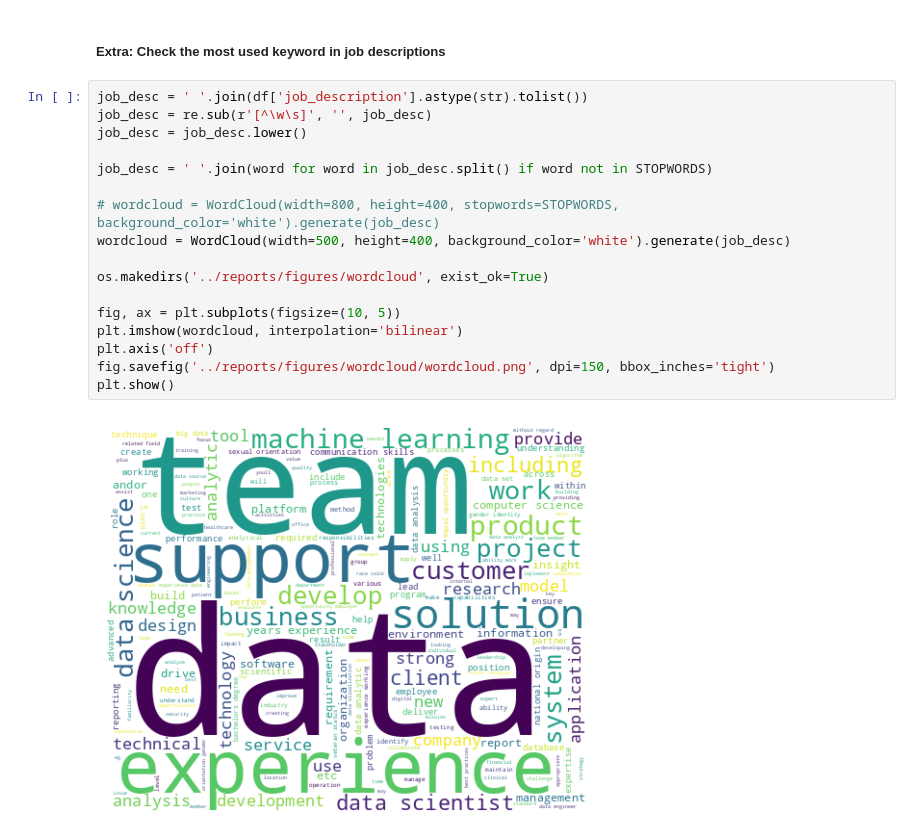
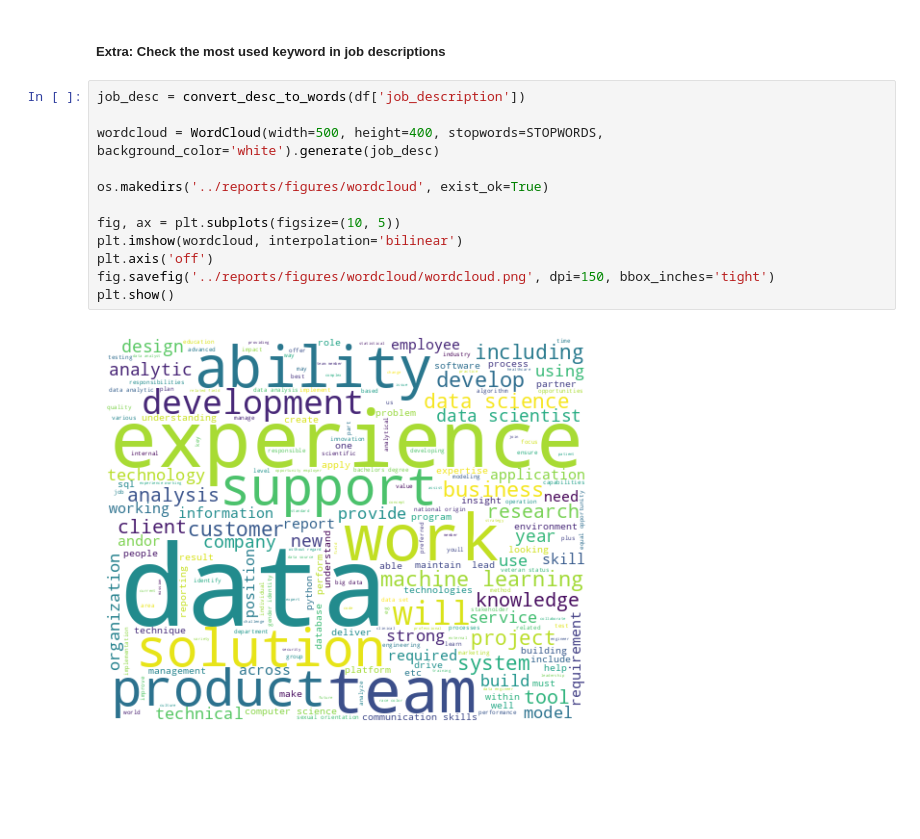
Before and after one commit to yasasbanukaofficial/glassdoor-job-market-insights, a Jupyter notebook: notebooks/02_eda.ipynb, the cells around one changed output. Cells and saved outputs as stored; diff of their text form; blank space fills up the shorter version.

Commit message:
feat(features): add convert_desc_to_words helper for wordcloud

```diff
--- a/notebooks/02_eda.ipynb
+++ b/notebooks/02_eda.ipynb
@@ -401,21 +402,16 @@ pd.pivot_table(df, index='revenue', columns='python_yn', values='avg_salary', ag
 # %% [markdown]
 ##### Extra: Check the most used keyword in job descriptions
 # %%
-job_desc = ' '.join(df['job_description'].astype(str).tolist())
-job_desc = re.sub(r'[^\w\s]', '', job_desc)
-job_desc = job_desc.lower()
+job_desc = convert_desc_to_words(df['job_description'])
 
-job_desc = ' '.join(word for word in job_desc.split() if word not in STOPWORDS)
-
-# wordcloud = WordCloud(width=800, height=400, stopwords=STOPWORDS, background_color='white').generate(job_desc)
-wordcloud = WordCloud(width=500, height=400, background_color='white').generate(job_desc)
+wordcloud = WordCloud(width=500, height=400, stopwords=STOPWORDS, background_color='white').generate(job_desc)
 
 os.makedirs('../reports/figures/wordcloud', exist_ok=True)
 
 fig, ax = plt.subplots(figsize=(10, 5))
 plt.imshow(wordcloud, interpolation='bilinear')
 plt.axis('off')
 fig.savefig('../reports/figures/wordcloud/wordcloud.png', dpi=150, bbox_inches='tight')
 plt.show()
 # %% [output]
-[figure, old version]
+[figure, new version]
```
Also changed, not shown: parts of 1 cell of this notebook, 3 other files.
